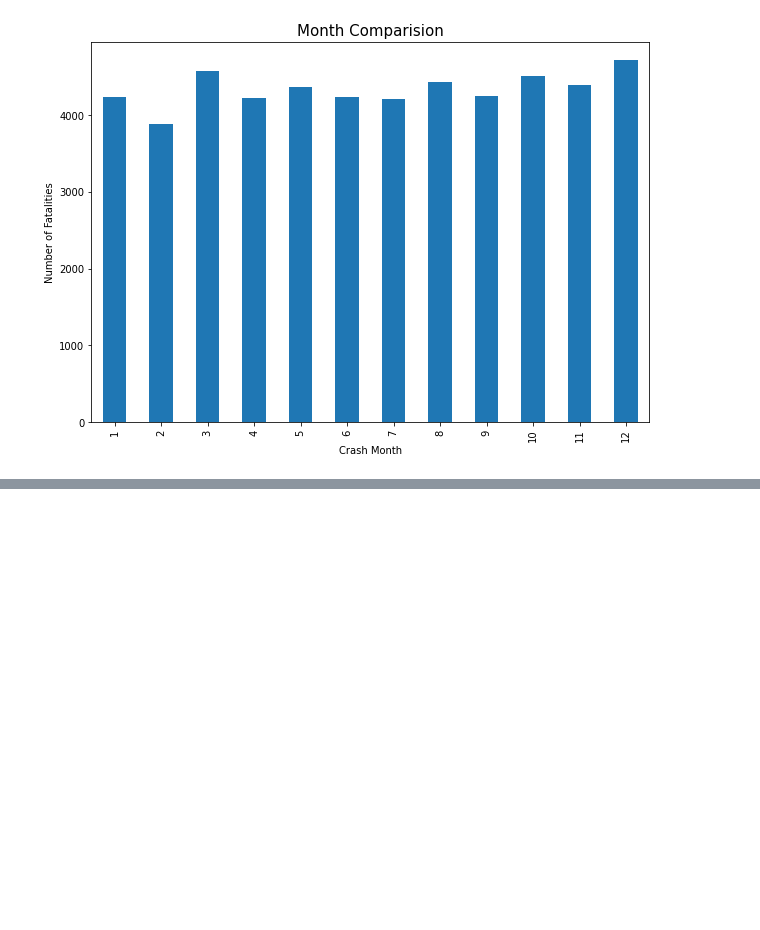
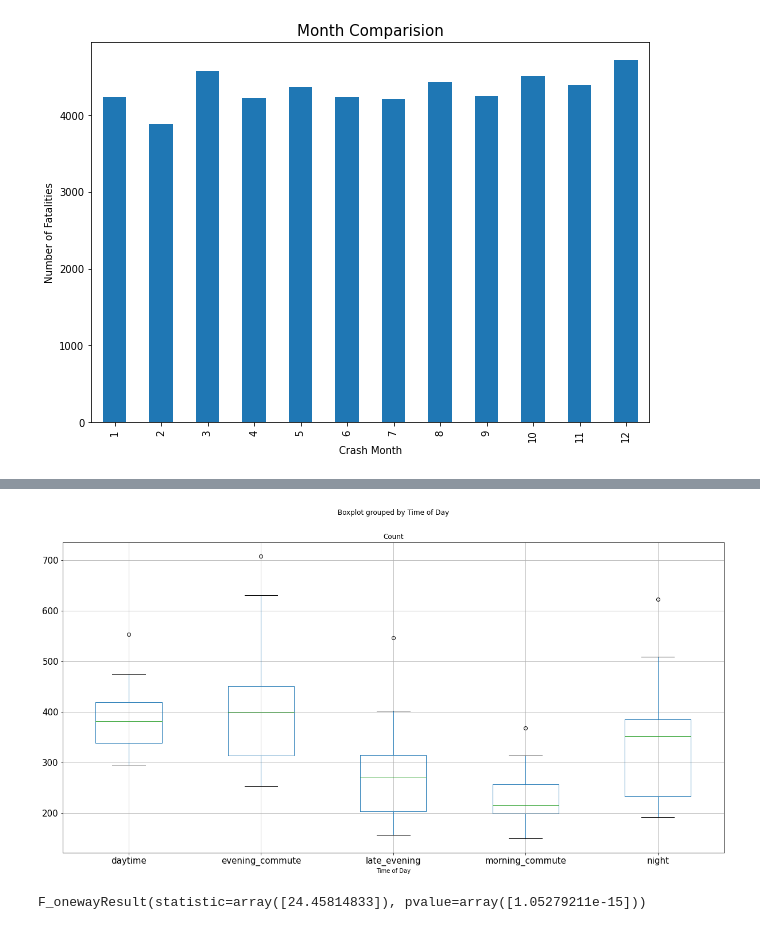
Before and after one commit to kpellas/Project_1, a Jupyter notebook: time.ipynb, the cells around one changed output, grey strips where cells are left out. Saved outputs shown, nothing was run; the diff lists cells and outputs as text; code cells hidden in the pictures; blank space fills up the shorter version.

```diff
--- a/time.ipynb
+++ b/time.ipynb
@@ -1068,3 +1011,0 @@ year_group = main_df.groupby(main_df["Year"])
-# %%
-year_month = year_group["Crash Month"].value_counts()
-year_dow = year_group["Dayweek"].value_counts()
@@ -1377,0 +1337,3 @@ sunday = pd.DataFrame({"Sunday": sunday})
+# %%
+
+year_tod = year_group["Time of Day"].value_counts()
@@ -1378,3 +1379,39 @@ sunday = pd.DataFrame({"Sunday": sunday})
+# %%
+morning_commute_df = morning_commute[["Morning Commute"]]
+morning_commute_df.insert(0, 'Time of Day', 'morning_commute')
+morning_commute_df = morning_commute_df.rename({"Morning Commute" : "Count"}, axis=1)
+
+daytime_df = daytime[["Daytime"]]
+daytime_df.insert(0, 'Time of Day', 'daytime')
+daytime_df = daytime_df.rename({"Daytime" : "Count"}, axis=1)
+
+evening_commute_df = evening_commute[["Evening Commute"]]
+evening_commute_df.insert(0, 'Time of Day', 'evening_commute')
+evening_commute_df = evening_commute_df.rename({"Evening Commute" : "Count"}, axis=1)
+
+late_evening_df = late_evening[["Late Evening"]]
+late_evening_df.insert(0, 'Time of Day', 'late_evening')
+late_evening_df = late_evening_df.rename({"Late Evening" : "Count"}, axis=1)
+
+night_df =night[["Night"]]
+night_df.insert(0, 'Time of Day', 'night')
+night_df = night_df.rename({"Night" : "Count"}, axis=1)
+# %%
+time_of_day_df = morning_commute_df.append([daytime_df, evening_commute_df, late_evening_df, night_df])
 # %%
 state_group = main_df.groupby(main_df["State"])
 crash_by_state = state_group["Crash ID"].count()
+# %%
+# Create a boxplot to compare means for weekday
+
+time_of_day_df.boxplot("Count", by="Time of Day", figsize=(20, 10), fontsize = 15);
+fig.savefig('time_of_day_boxplot.jpg',
+            format='jpeg',
+            dpi=100,
+            bbox_inches='tight')
+# %% [output]
+[figure, added]
+# %%
+stats.f_oneway(morning_commute, daytime, evening_commute, late_evening, night)
+# %% [output]
+F_onewayResult(statistic=array([24.45814833]), pvalue=array([1.05279211e-15]))
```
Also changed, not shown: parts of 97 cells of this notebook, 8 other files.
